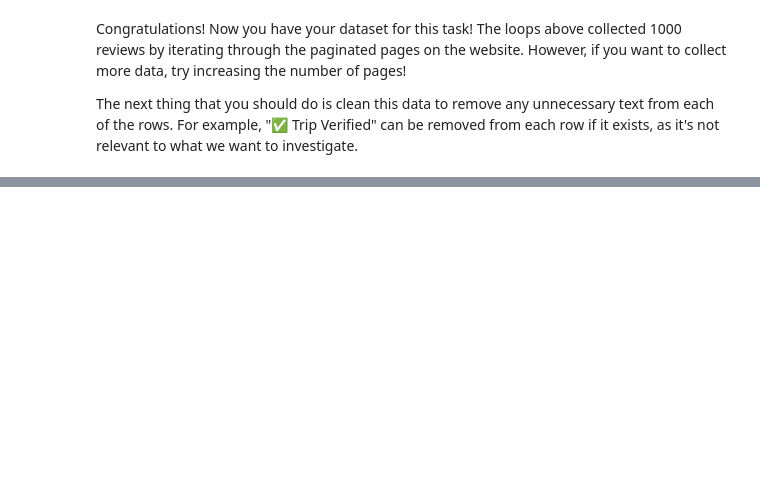
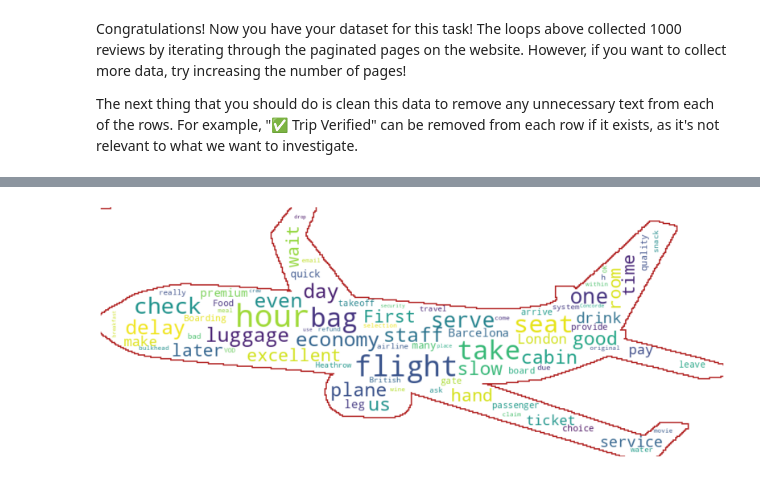
Before and after one commit to nikogarro/Data-Science, a Jupyter notebook: Web-scraping-for-British-Airways.ipynb, the cells around one changed output, grey strips where cells are left out. Drawn from its saved outputs; the diff is of its cells as text; code cells hidden in the pictures; blank space fills up the shorter version.

```diff
--- a/Web-scraping-for-British-Airways.ipynb
+++ b/Web-scraping-for-British-Airways.ipynb
@@ -105,0 +314,2 @@ plt.show()
+# %%
+plane_coloring = np.array(Image.open("/content/plane-graphic-clipart-design-free-png.png"))
@@ -105,0 +336,12 @@ plt.show()
+# %%
+def transform_format(val):
+    if val == 0:
+        return 255
+    else:
+        return val
+# %%
+# Transform your mask into a new one that will work with the function:
+transformed_plane_coloring = np.ndarray((plane_coloring.shape[0],plane_coloring.shape[1]), np.int32)
+
+for i in range(len(plane_coloring)):
+    transformed_plane_coloring[i] = list(map(transform_format, transformed_plane_coloring[i]))
@@ -105,0 +366,19 @@ plt.show()
+# %%
+stopwords = set(STOPWORDS)
+# Create a word cloud image
+wc = WordCloud(background_color="white", max_words=200, mask= transformed_plane_coloring, scale=2, max_font_size=25,
+               stopwords=stopwords, contour_width=1, contour_color='firebrick')
+
+# Generate a wordcloud
+wc.generate((str(df.Lemma)))
+
+# store to file
+#wc.to_file("img/wine.png")
+
+# show
+plt.figure(figsize=[20,10])
+plt.imshow(wc, interpolation='bilinear')
+plt.axis("off")
+plt.show()
+# %% [output]
+[figure, added]
```
Also changed, not shown: parts of 24 cells of this notebook.
